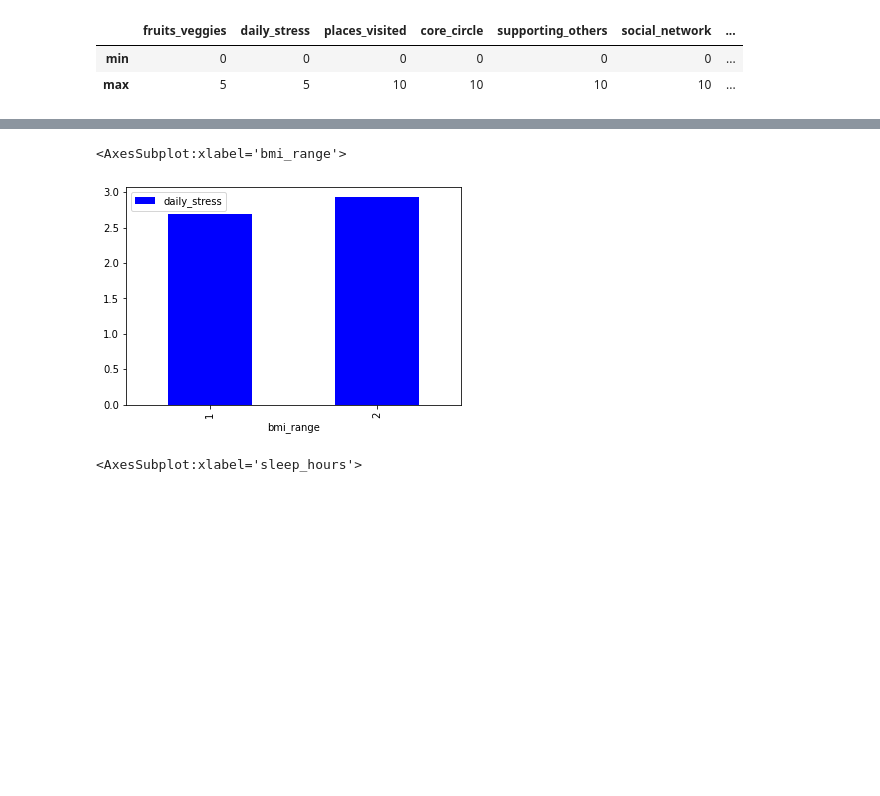
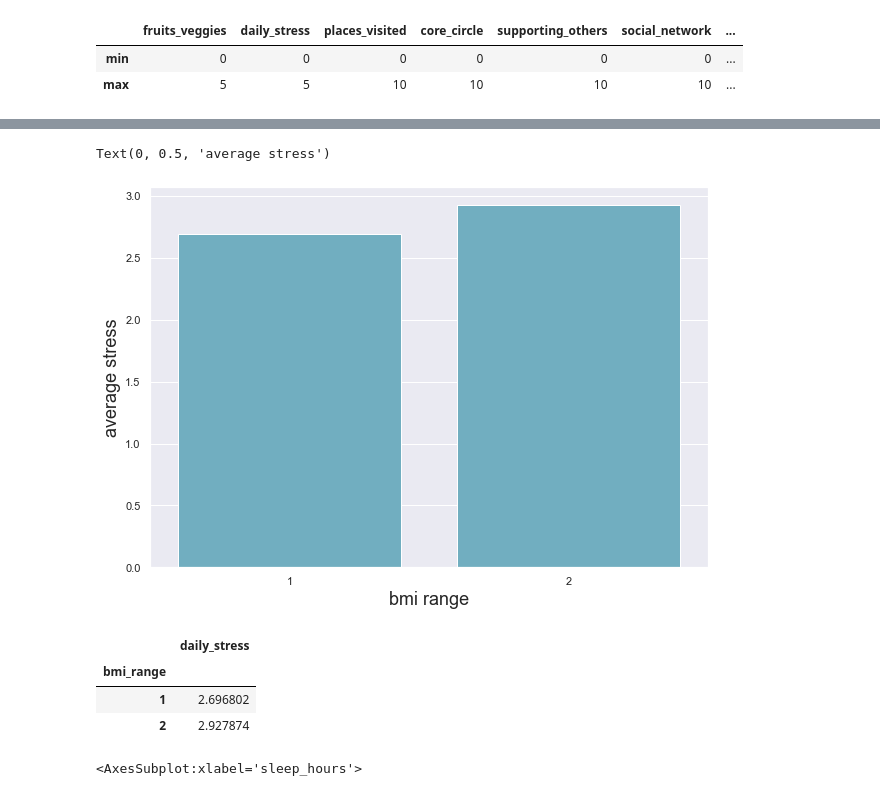
Before and after one commit to rupaliluthra/python_data_analysis, a Jupyter notebook: wellbeing_and_lifestyle_project.ipynb, the cells around one changed output, grey strips where cells are left out. Cells and saved outputs as stored; diff of their text form; code cells hidden in the pictures; blank space fills up the shorter version.

```diff
--- a/wellbeing_and_lifestyle_project.ipynb
+++ b/wellbeing_and_lifestyle_project.ipynb
@@ -132,8 +118,22 @@ data.apply(['min','max'])
+# %%
+bmi_data=data[['bmi_range','daily_stress']].groupby('bmi_range').agg('mean')
+bmi_data['bmi_range']=bmi_data.index
+plt.figure(figsize=(10, 7))
+sns.set(style="darkgrid")
+sns.barplot( x="bmi_range",y = "daily_stress", data= bmi_data, color='c')
+#ax.set(xlabel='bmi range', ylabel='average stress')
+plt.xlabel('bmi range',fontsize =18)
+plt.ylabel('average stress',fontsize=18)
+# %% [output]
+Text(0, 0.5, 'average stress')
+[figure, added]
 # %%
-data[['bmi_range','daily_stress']].groupby('bmi_range').agg('mean').plot.bar(color='b')
+data[['bmi_range','daily_stress']].groupby('bmi_range').agg('mean')#.plot.bar(color='b')
 # %% [output]
-<AxesSubplot:xlabel='bmi_range'>
-[figure, removed]
+|  | daily_stress |
+| bmi_range |  |
+| 1 | 2.696802 |
+| 2 | 2.927874 |
 # %%
 data[['sleep_hours','daily_stress']].groupby('sleep_hours').agg('mean').plot.bar(color='b')
 # %% [output]
```
Also changed, not shown: parts of 10 cells of this notebook.
